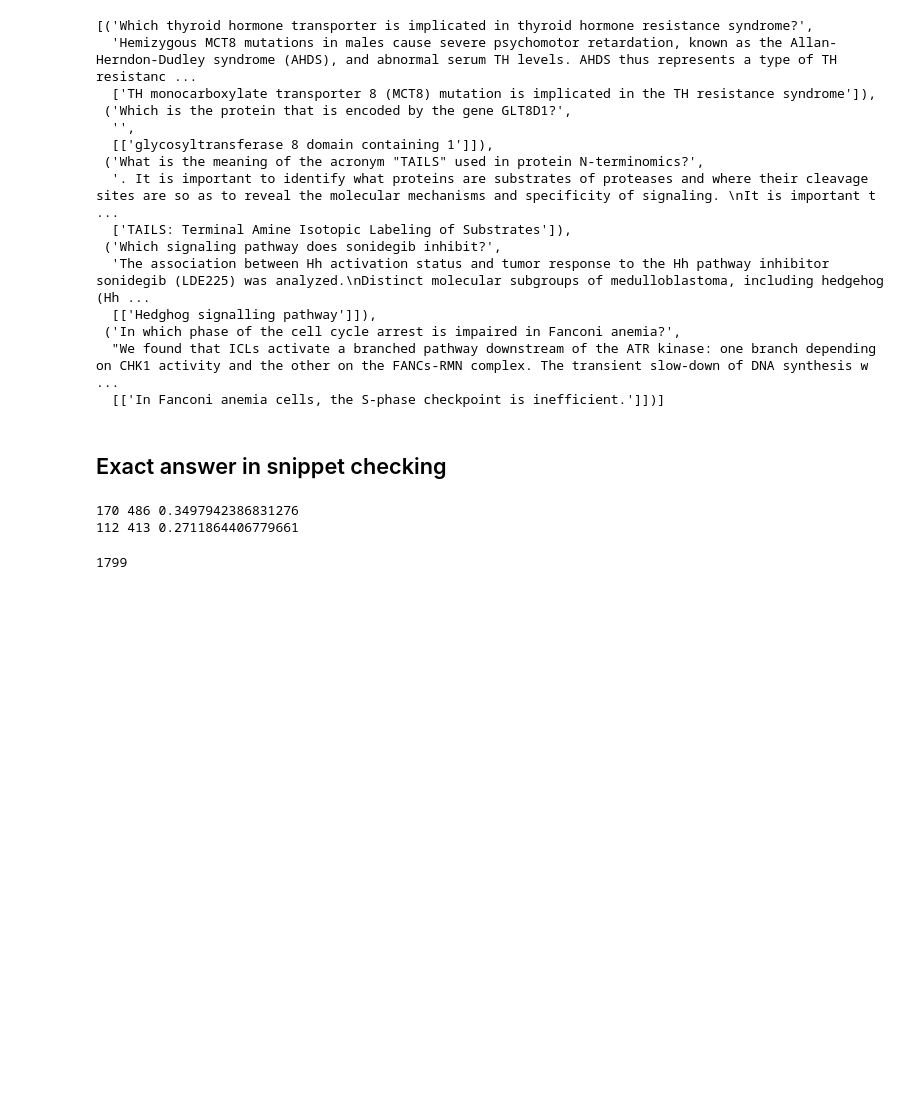
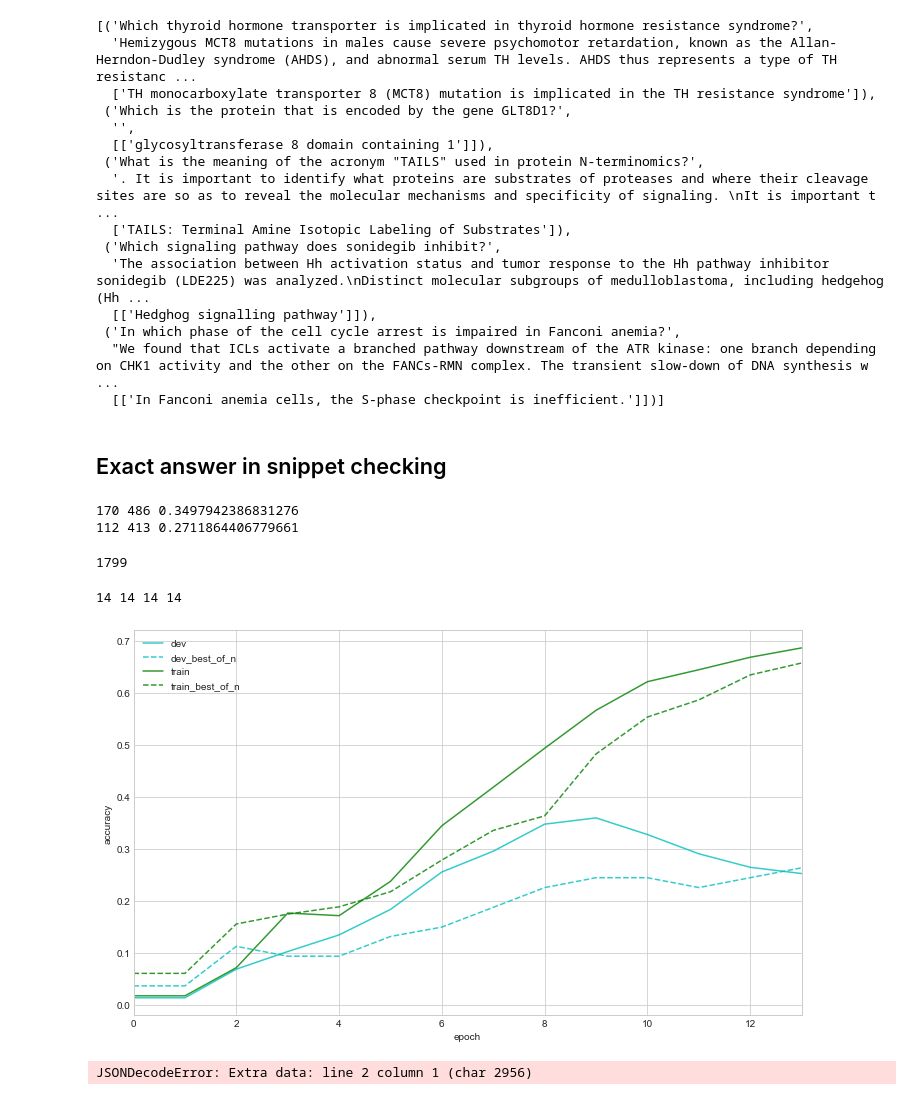
Before and after one commit to CMU-11797-S18/James, a Jupyter notebook: answer_selection/data_exploration.ipynb, the cells around one changed output. Saved outputs shown, nothing was run; the diff lists cells and outputs as text; code cells hidden in the pictures; blank space fills up the shorter version.

```diff
--- a/answer_selection/data_exploration.ipynb
+++ b/answer_selection/data_exploration.ipynb
@@ -133,3 +135,33 @@ def getQAPair(data):
 len(data['questions'])
 # %% [output]
 1799
+# %%
+train = [0.0178, 0.0178, 0.072, 0.177, 0.172, 0.238, 0.345, 0.419, 0.494, 0.567, 0.622, 0.645, 0.669, 0.687]
+train_best_of_n = [0.061, 0.061, 0.156, 0.175, 0.189, 0.218, 0.279, 0.336, 0.364, 0.483, 0.554, 0.587, 0.635, 0.658]
+dev = [0.014, 0.014, 0.0691, 0.103, 0.135, 0.184, 0.256, 0.296, 0.348, 0.360, 0.328, 0.291, 0.265, 0.253]
+dev_best_of_n = [0.037, 0.037, 0.113, 0.094, 0.094, 0.132, 0.150, 0.188, 0.226, 0.245, 0.245, 0.226, 0.245, 0.264]
+print (len(train), len(train_best_of_n), len(dev), len(dev_best_of_n))
+# %% [output]
+14 14 14 14
+# %%
+import pandas as pd
+df = pd.DataFrame({'train':train, 'train_best_of_n':train_best_of_n, 'dev':dev, 'dev_best_of_n':dev_best_of_n})
+# %%
+import seaborn as sns
+import matplotlib.pyplot as plt
+sns.set_style("whitegrid")
+
+ax = df.plot(kind='line', style=['c-', 'c--', 'g-', 'g--'], figsize=(10, 6), alpha=0.8)
+ax.set_xlabel('epoch')
+ax.set_ylabel('accuracy')
+fig = plt.gcf()
+plt.tight_layout()
+fig.savefig('trend', dpi=300)
+# %% [output]
+[figure, added]
+# %%
+import json
+with open('./data/MSMarco_dev_v1.1.json', 'r', encoding='utf-8') as f:
+    data = json.load(f)
+# %% [output]
+JSONDecodeError: Extra data: line 2 column 1 (char 2956)
```
Also changed, not shown: parts of 1 cell of this notebook, 3 other files.
